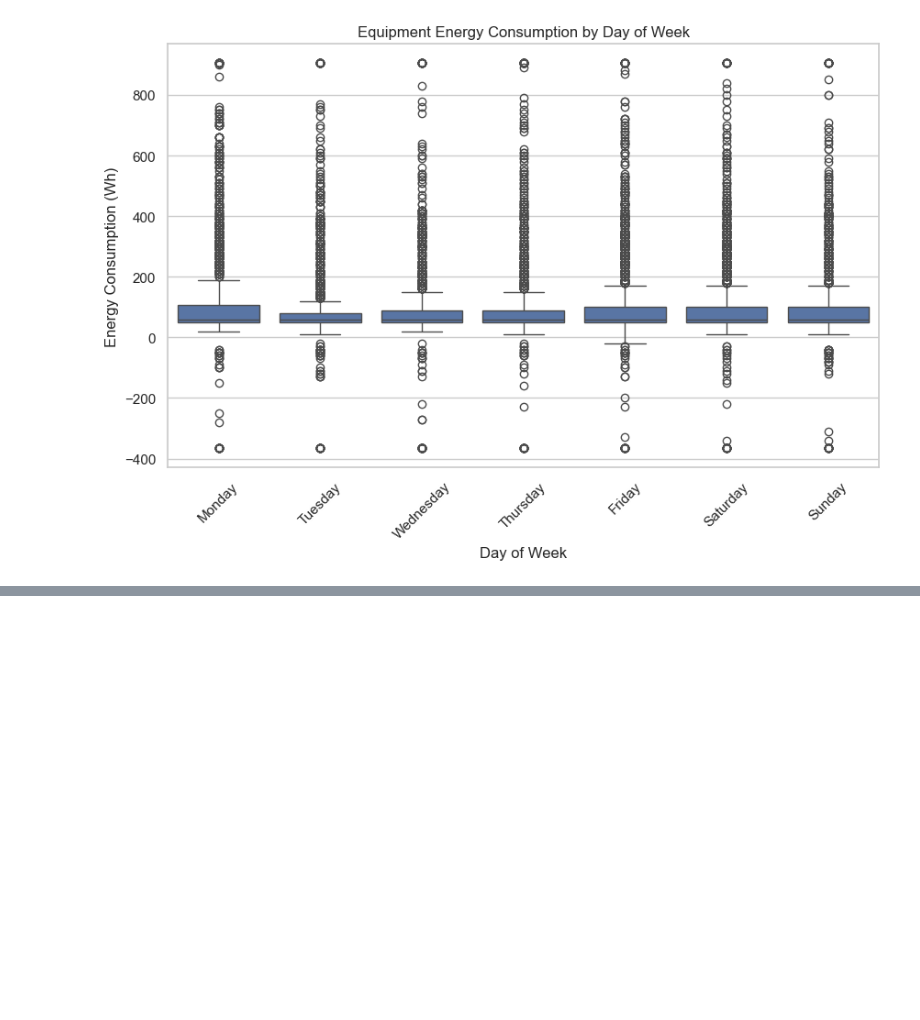
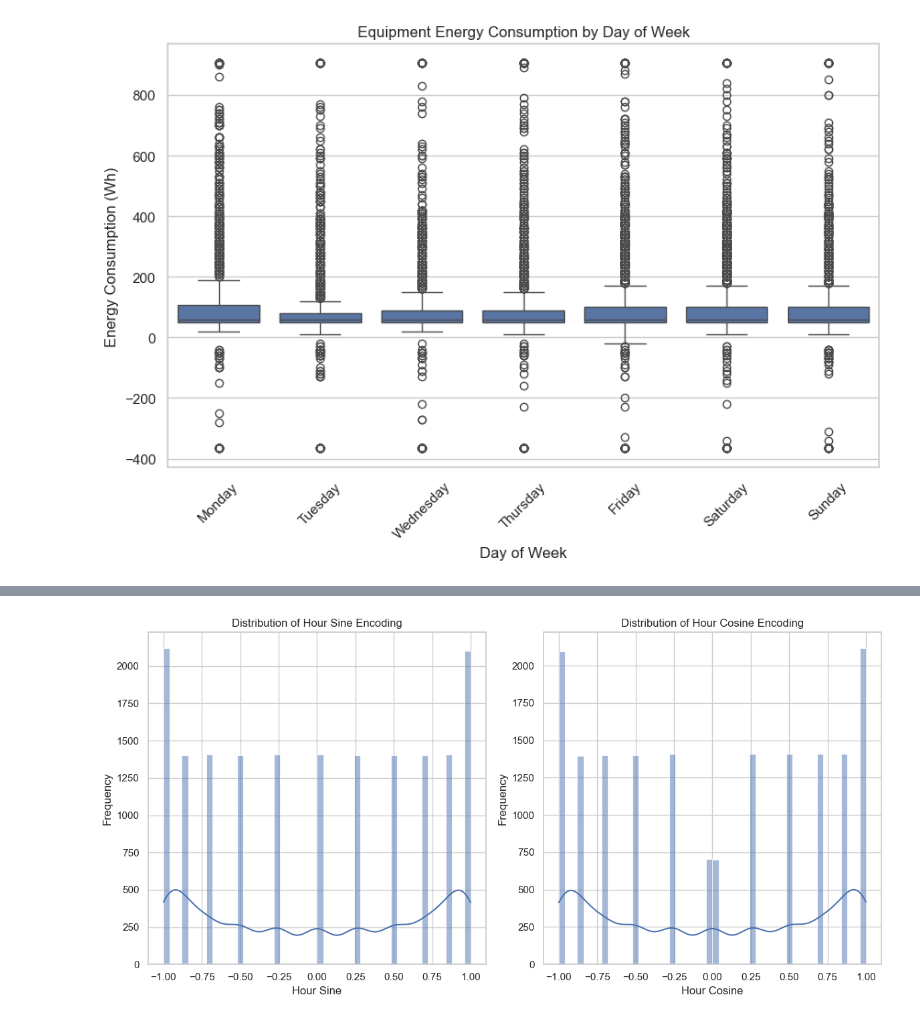
Before and after one commit to Sum000/DS-Intern-Assignment-Sumit_Behera, a Jupyter notebook: Assignment_solution.ipynb, the cells around one changed output, grey strips where cells are left out. Drawn from its saved outputs; the diff is of its cells as text; code cells hidden in the pictures; blank space fills up the shorter version.

```diff
--- a/Assignment_solution.ipynb
+++ b/Assignment_solution.ipynb
@@ -499,0 +546,31 @@ plt.show()
+# %%
+# Temperature difference: outdoor vs. average zone temperature
+data['temp_diff_outdoor_zone'] = data['outdoor_temperature'] - data['avg_zone_temp']
+# %%
+# Standard deviation of zone temperatures
+data['zone_temp_std'] = data[zone_temp_cols].std(axis=1)
+# %%
+# Interaction Features
+# Outdoor temperature * zone1 temperature
+data['outdoor_zone1_temp_interaction'] = data['outdoor_temperature'] * data['zone1_temperature']
+# %%
+# Lighting energy to equipment energy ratio (avoid division by zero)
+data['lighting_to_equip_ratio'] = data['lighting_energy'] / (data['equipment_energy_consumption_capped'] + 1e-6)
+# %%
+# Visualizing Key Features
+# Histogram of cyclic hour features
+plt.figure(figsize=(12, 6))
+plt.subplot(1, 2, 1)
+sns.histplot(data['hour_sin'], bins=50, kde=True)
+plt.title('Distribution of Hour Sine Encoding')
+plt.xlabel('Hour Sine')
+plt.ylabel('Frequency')
+plt.subplot(1, 2, 2)
+sns.histplot(data['hour_cos'], bins=50, kde=True)
+plt.title('Distribution of Hour Cosine Encoding')
+plt.xlabel('Hour Cosine')
+plt.ylabel('Frequency')
+plt.tight_layout()
+plt.show()
+# %% [output]
+[figure, added]
```
Also changed, not shown: parts of 14 cells of this notebook.
